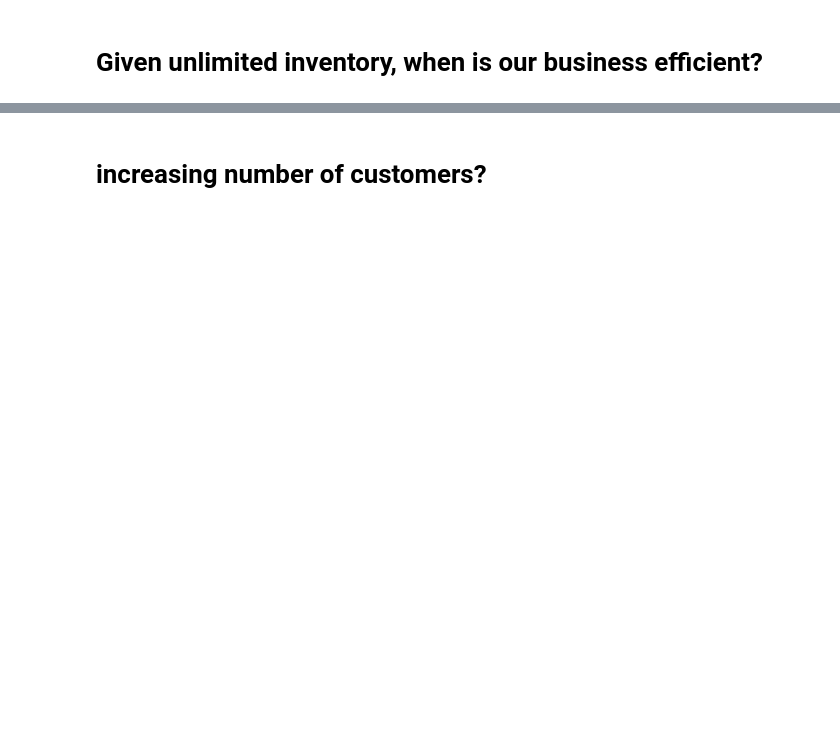
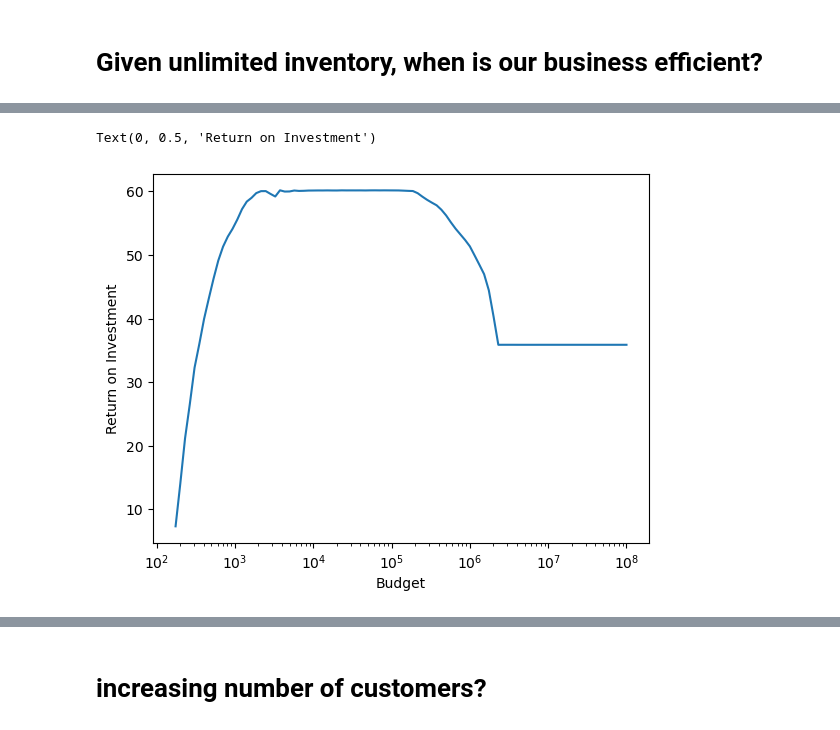
Before and after one commit to owowouwu/optimisation-ass-2, a Jupyter notebook: capital_investment.ipynb, the cells around one changed output, grey strips where cells are left out. Cells and saved outputs as stored; diff of their text form; code cells hidden in the pictures; blank space fills up the shorter version.

```diff
--- a/capital_investment.ipynb
+++ b/capital_investment.ipynb
@@ -107,6 +113,9 @@ def run_model():
                                     + DISCOUNT_FACTOR * discount[category][i])
     )
     amount_sold  = lambda category,i: softmax[category][i]* (n_customers[category] + captured_customers(category,i))
+    amount_spent = gp.quicksum( gp.quicksum(sold[category][i] * buying[category][i] for i in range(len(selling[category])))
+                            for category in product_category)
+
 
     # objective function
     m.setObjective(
@@ -123,8 +132,7 @@ def run_model():
                 for category in product_category)
 
     # Can't buy more than the budget
-    m.addConstr(gp.quicksum( gp.quicksum(sold[category][i] * buying[category][i] for i in range(len(selling[category])))
-                            for category in product_category) <= BUDGET)
+    m.addConstr(amount_spent <= BUDGET)
 
     for category in product_category:
         # If a product is stocked, is_chosen is set to be 1 [Change to BIGNUM to remove dependencies on n_customers]
@@ -148,12 +156,14 @@ def run_model():
         data[category]['captured_customers'] = [captured_customers(category, i).getValue() for i in range(len(selling[category]))]
         data[category]['total_sold'] = [amount_sold(category,i).getValue() for i in range(len(selling[category]))]
 
+
     objective = data['objective'] = m.getObjective().getValue()
+    data['amount_spent'] = amount_spent.getValue()
 
     return m,objective,data
 # %%
-budgets = np.logspace(4, 10, num=50)
-INVENTORY_SPACE = 1e6
+budgets = np.logspace(2, 8, num=100)
+INVENTORY_SPACE = 1e10
 FREE_SHIPPING_FACTOR = 0.2
 BULK_PURCHASE_COST = 1e2
 BULK_WEIGHT = 1e4
@@ -165,6 +175,7 @@ for b in budgets:
     m,objective,data = run_model()
     results.append({
         'budget' : b,
+        'amount_spent' : data['amount_spent'],
         'model' : m,
         'objective' : objective,
         'data':data
@@ -210,0 +201,6 @@ profits
+# %%
+moneys = [{'budget':r['budget'], 'amount_spent':r['amount_spent'], 'profit':r['objective'] }for r in results]
+moneys = pd.DataFrame(moneys)
+moneys['revenue'] = moneys['profit'] + moneys['amount_spent']
+moneys['%profit'] = moneys['profit'] / moneys['amount_spent'] * 100
+moneys
@@ -210,0 +221,8 @@ profits
+# %%
+plt.plot(moneys['budget'], moneys['%profit'])
+plt.xscale('log')
+plt.xlabel('Budget')
+plt.ylabel('Return on Investment')
+# %% [output]
+Text(0, 0.5, 'Return on Investment')
+[figure, added]
```
Also changed, not shown: parts of 11 cells of this notebook.
